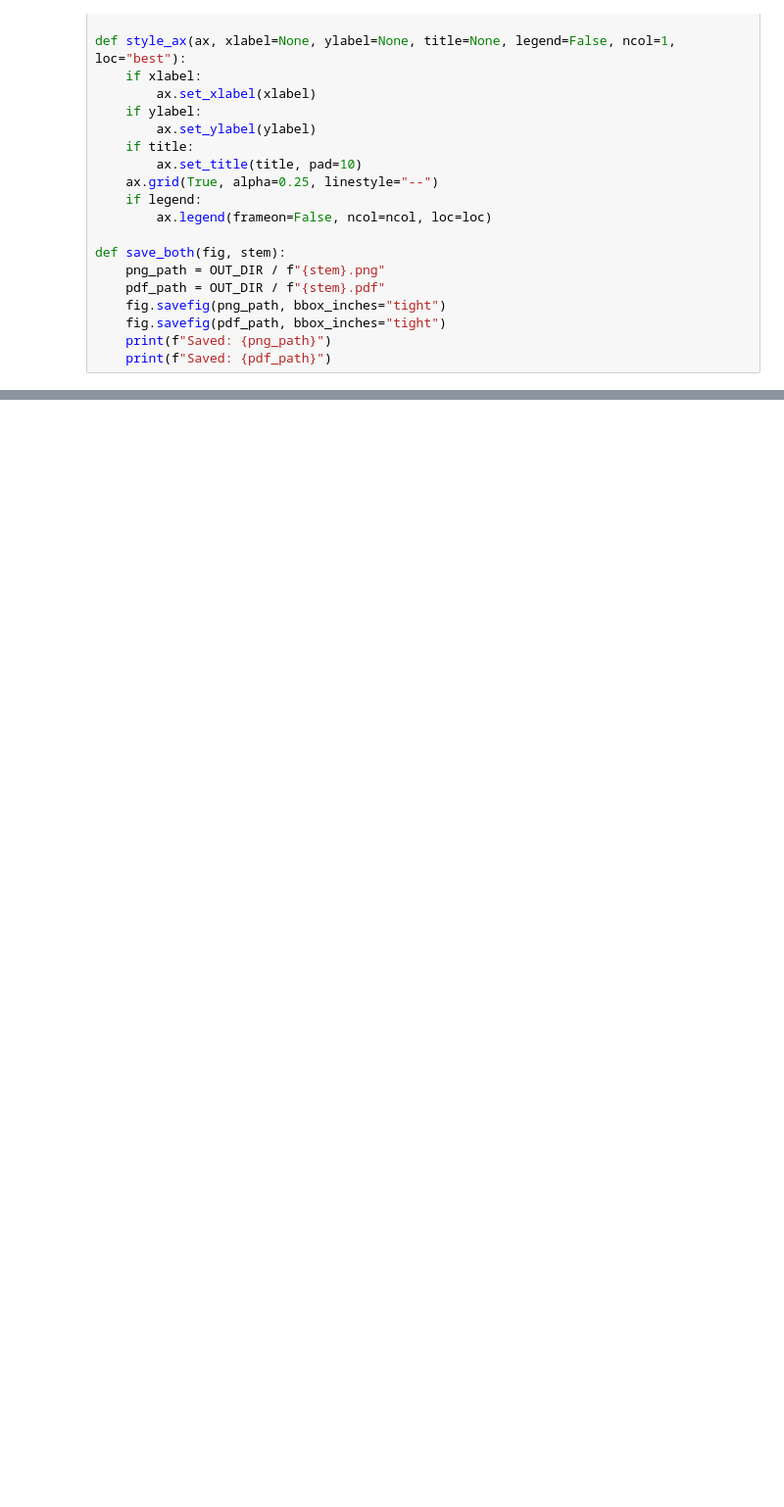
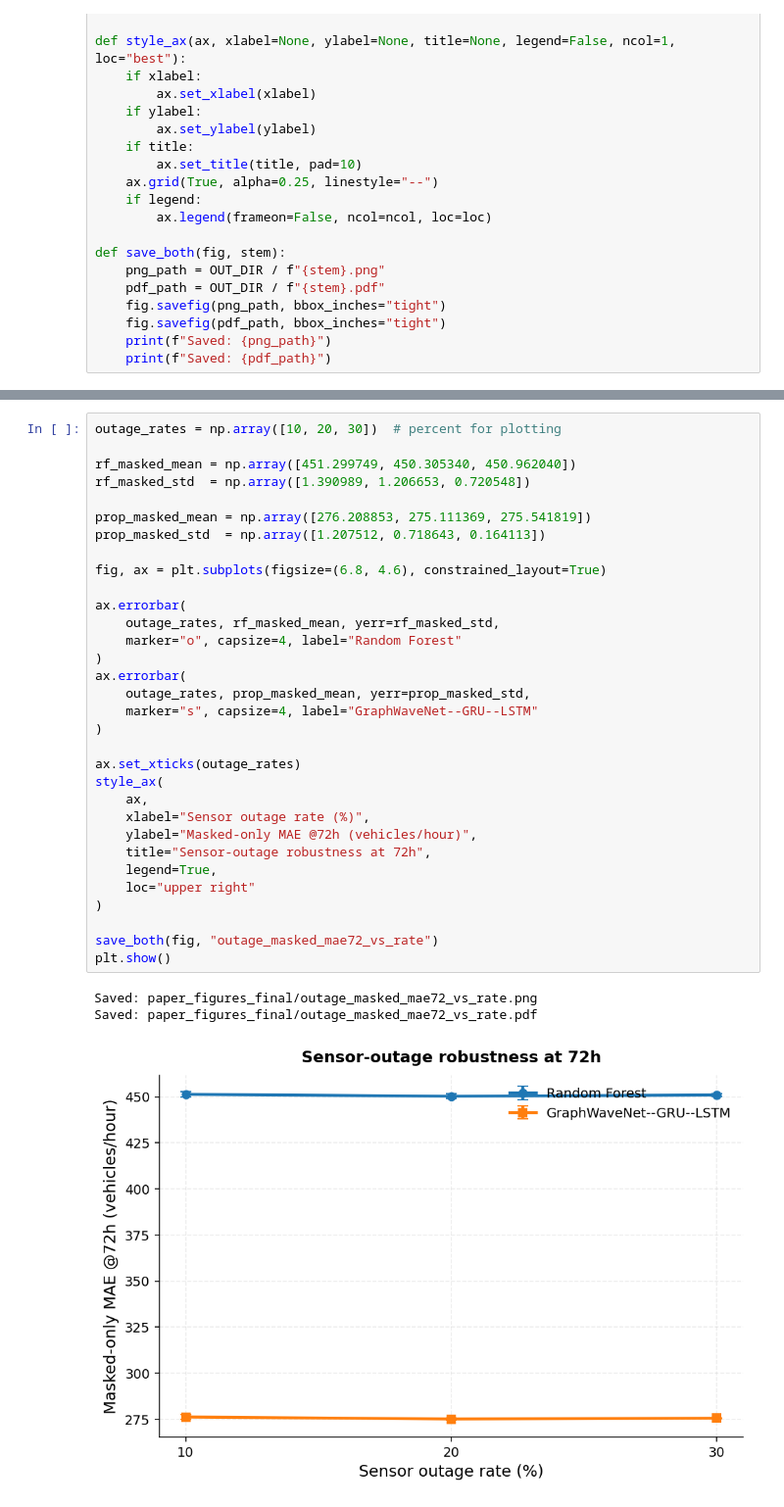
Before and after one commit to RichelCode/Spatio-Temporal-Prediction-and-Coordination-of-EV-Charging-Demand-for-Power-System-Resilience, a Jupyter notebook: Paper_Robustness_Peaks_FINAL.ipynb, the cells around one changed output, grey strips where cells are left out. Shown at 98% size. Cells and saved outputs as stored; diff of their text form; blank space fills up the shorter version.

```diff
--- a/Paper_Robustness_Peaks_FINAL.ipynb
+++ b/Paper_Robustness_Peaks_FINAL.ipynb
@@ -1686,0 +1805,36 @@ def save_both(fig, stem):
+# %%
+outage_rates = np.array([10, 20, 30])  # percent for plotting
+
+rf_masked_mean = np.array([451.299749, 450.305340, 450.962040])
+rf_masked_std  = np.array([1.390989, 1.206653, 0.720548])
+
+prop_masked_mean = np.array([276.208853, 275.111369, 275.541819])
+prop_masked_std  = np.array([1.207512, 0.718643, 0.164113])
+
+fig, ax = plt.subplots(figsize=(6.8, 4.6), constrained_layout=True)
+
+ax.errorbar(
+    outage_rates, rf_masked_mean, yerr=rf_masked_std,
+    marker="o", capsize=4, label="Random Forest"
+)
+ax.errorbar(
+    outage_rates, prop_masked_mean, yerr=prop_masked_std,
+    marker="s", capsize=4, label="GraphWaveNet--GRU--LSTM"
+)
+
+ax.set_xticks(outage_rates)
+style_ax(
+    ax,
+    xlabel="Sensor outage rate (%)",
+    ylabel="Masked-only MAE @72h (vehicles/hour)",
+    title="Sensor-outage robustness at 72h",
+    legend=True,
+    loc="upper right"
+)
+
+save_both(fig, "outage_masked_mae72_vs_rate")
+plt.show()
+# %% [output]
+Saved: paper_figures_final/outage_masked_mae72_vs_rate.png
+Saved: paper_figures_final/outage_masked_mae72_vs_rate.pdf
+[figure, added]
```
Also changed, not shown: parts of 4 cells of this notebook, 15 other files.
